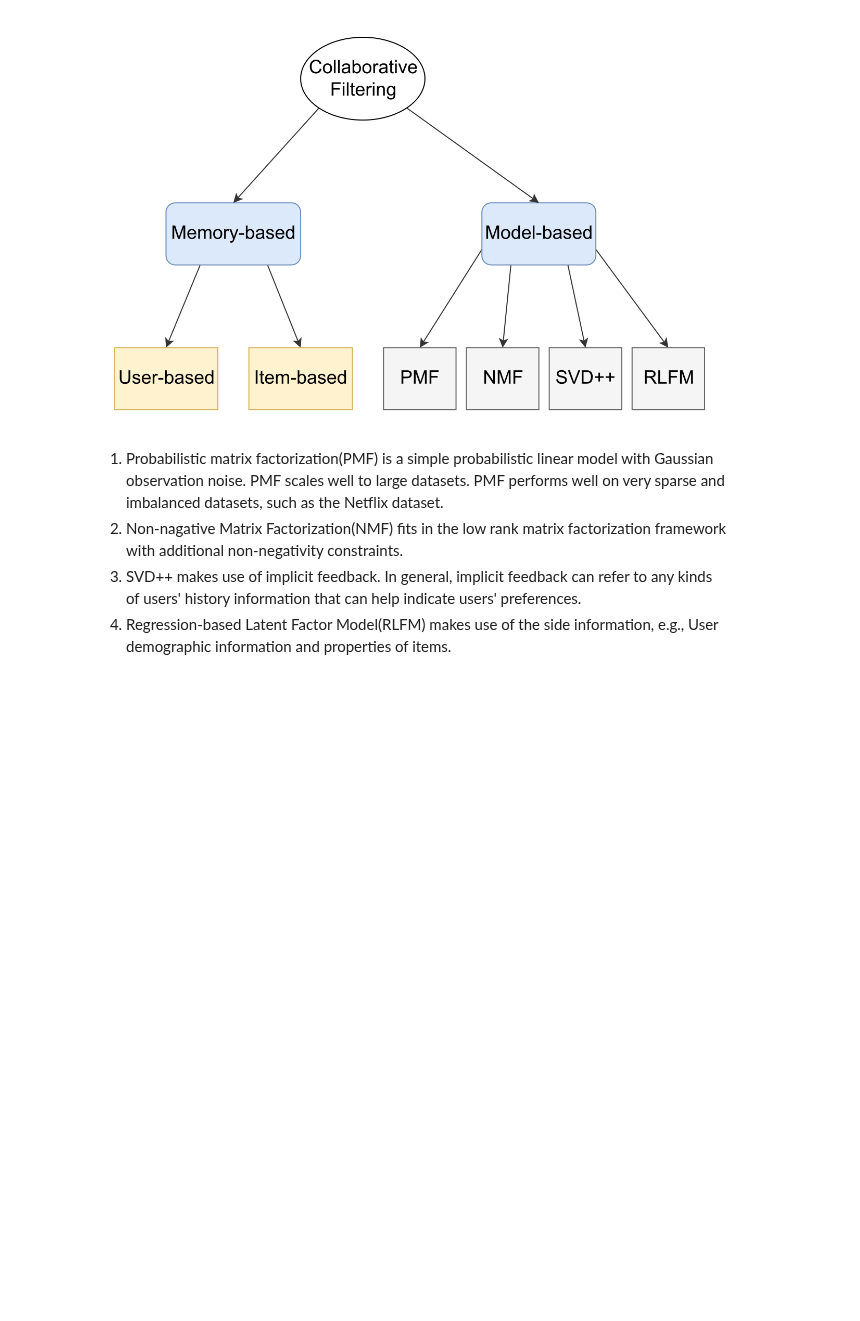
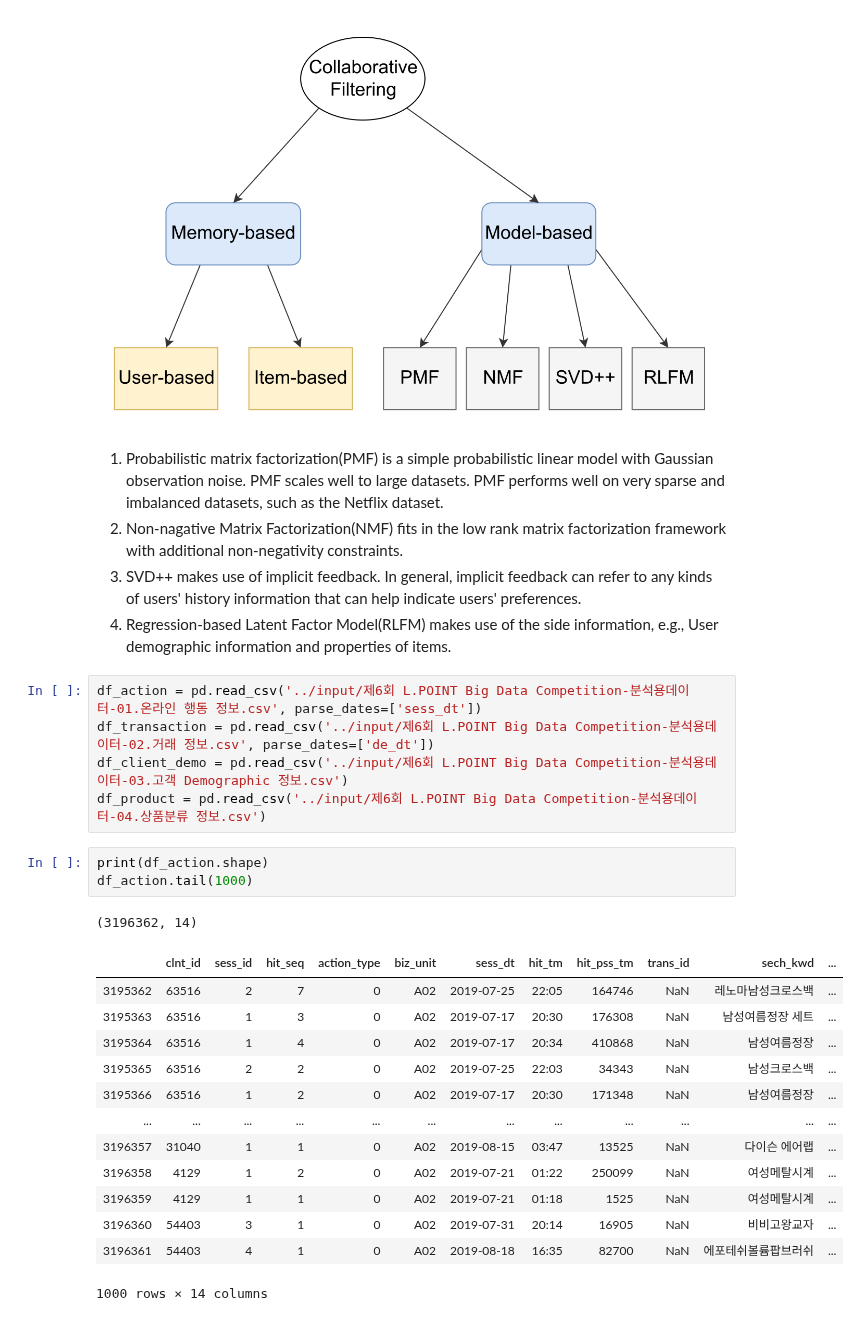
Before and after one commit to hojisu/recommendation-project, a Jupyter notebook: Implicit-Feedback-Rec-System-Hybrid Rec.ipynb, the cells around one changed output. Saved outputs shown, nothing was run; the diff lists cells and outputs as text; blank space fills up the shorter version.

```diff
--- a/Implicit-Feedback-Rec-System-Hybrid Rec.ipynb
+++ b/Implicit-Feedback-Rec-System-Hybrid Rec.ipynb
@@ -38,3 +38,26 @@ image
 2. Non-nagative Matrix Factorization(NMF) fits in the low rank matrix factorization framework with additional non-negativity constraints.
 3. SVD++ makes use of implicit feedback. In general, implicit feedback can refer to any kinds of users' history information that can help indicate users' preferences.
 4. Regression-based Latent Factor Model(RLFM) makes use of the side information, e.g., User demographic information and properties of items.
+# %%
+df_action = pd.read_csv('../input/제6회 L.POINT Big Data Competition-분석용데이터-01.온라인 행동 정보.csv', parse_dates=['sess_dt'])
+df_transaction = pd.read_csv('../input/제6회 L.POINT Big Data Competition-분석용데이터-02.거래 정보.csv', parse_dates=['de_dt'])
+df_client_demo = pd.read_csv('../input/제6회 L.POINT Big Data Competition-분석용데이터-03.고객 Demographic 정보.csv')
+df_product = pd.read_csv('../input/제6회 L.POINT Big Data Competition-분석용데이터-04.상품분류 정보.csv')
+# %%
+print(df_action.shape)
+df_action.tail(1000)
+# %% [output]
+(3196362, 14)
+|  | clnt_id | sess_id | hit_seq | action_type | biz_unit | sess_dt | hit_tm | hit_pss_tm | trans_id | sech_kwd | ... |
+| 3195362 | 63516 | 2 | 7 | 0 | A02 | 2019-07-25 | 22:05 | 164746 | NaN | 레노마남성크로스백 | ... |
+| 3195363 | 63516 | 1 | 3 | 0 | A02 | 2019-07-17 | 20:30 | 176308 | NaN | 남성여름정장 세트 | ... |
+| 3195364 | 63516 | 1 | 4 | 0 | A02 | 2019-07-17 | 20:34 | 410868 | NaN | 남성여름정장 | ... |
+| 3195365 | 63516 | 2 | 2 | 0 | A02 | 2019-07-25 | 22:03 | 34343 | NaN | 남성크로스백 | ... |
+| 3195366 | 63516 | 1 | 2 | 0 | A02 | 2019-07-17 | 20:30 | 171348 | NaN | 남성여름정장 | ... |
+| ... | ... | ... | ... | ... | ... | ... | ... | ... | ... | ... | ... |
+| 3196357 | 31040 | 1 | 1 | 0 | A02 | 2019-08-15 | 03:47 | 13525 | NaN | 다이슨 에어랩 | ... |
+| 3196358 | 4129 | 1 | 2 | 0 | A02 | 2019-07-21 | 01:22 | 250099 | NaN | 여성메탈시계 | ... |
+| 3196359 | 4129 | 1 | 1 | 0 | A02 | 2019-07-21 | 01:18 | 1525 | NaN | 여성메탈시계 | ... |
+| 3196360 | 54403 | 3 | 1 | 0 | A02 | 2019-07-31 | 20:14 | 16905 | NaN | 비비고왕교자 | ... |
+| 3196361 | 54403 | 4 | 1 | 0 | A02 | 2019-08-18 | 16:35 | 82700 | NaN | 에포테쉬볼륨팝브러쉬 | ... |
+1000 rows × 14 columns
```
Also changed, not shown: parts of 5 cells of this notebook.
